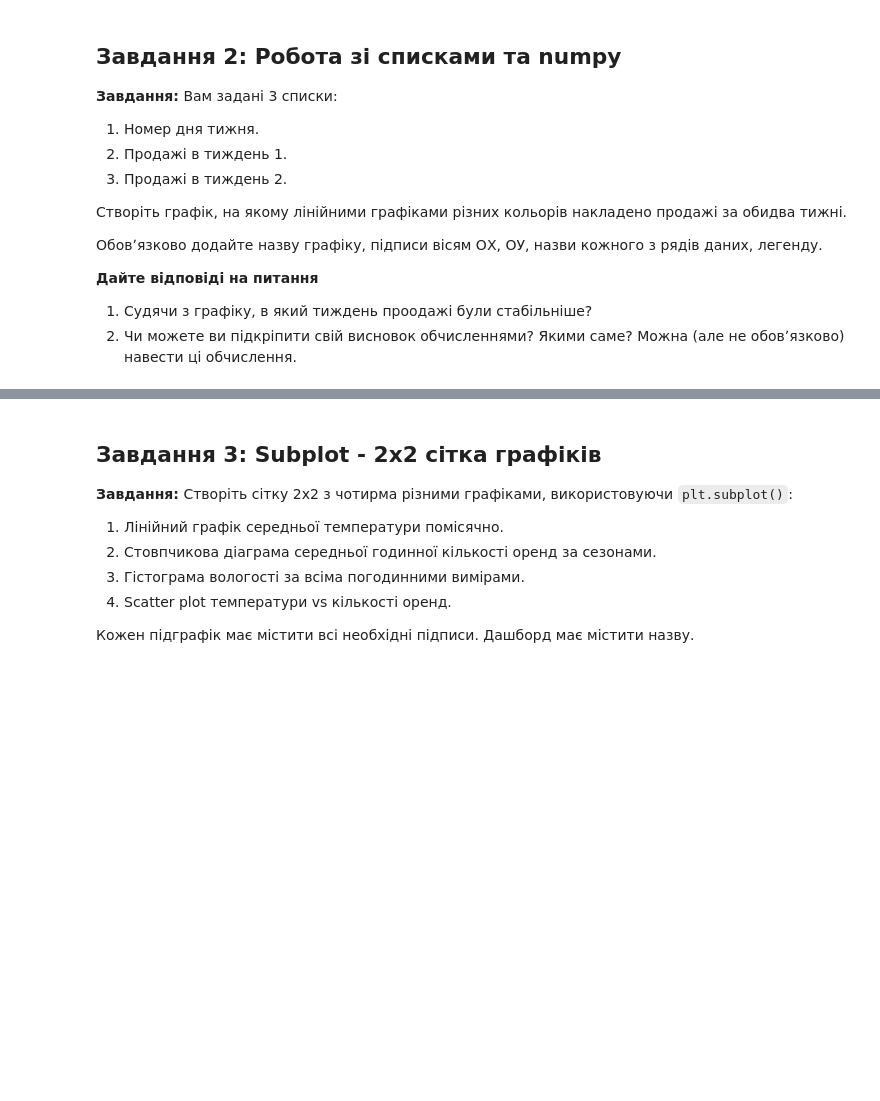
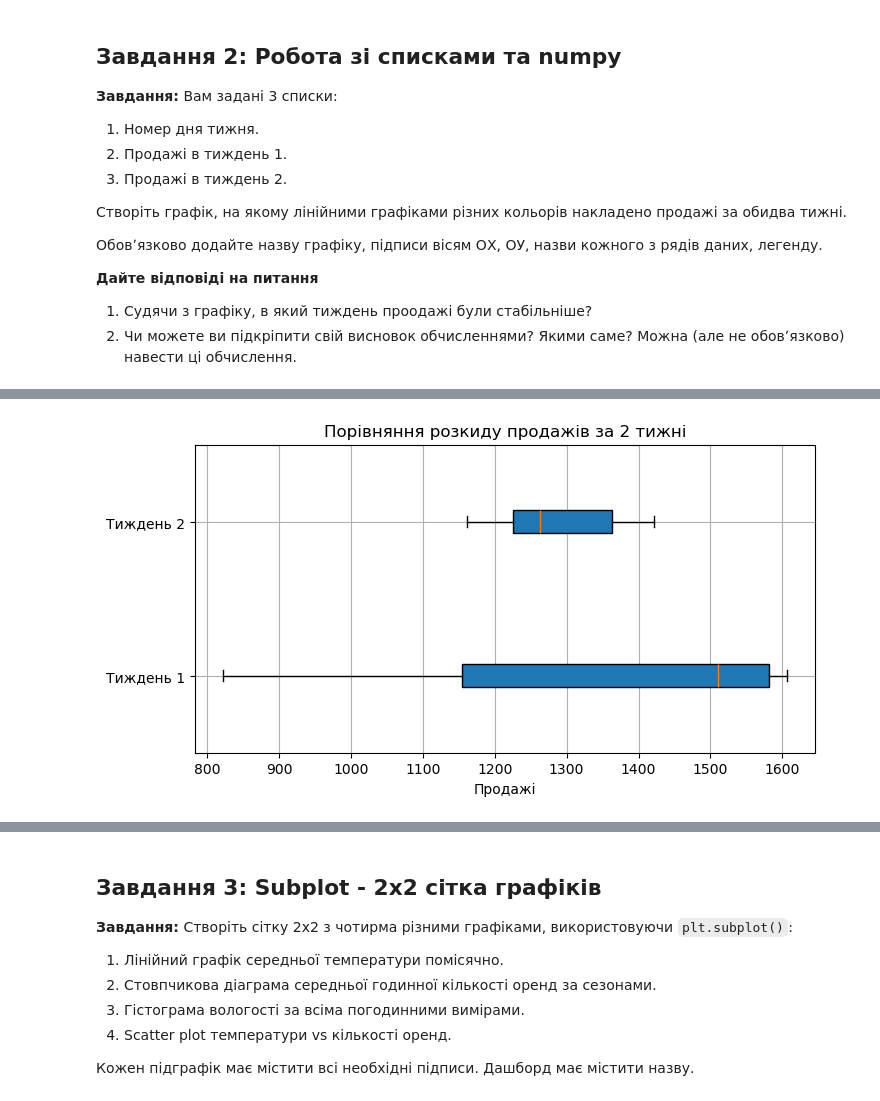
Before and after one commit to olesia-za/python_for_ds_tasks, a Jupyter notebook: hometasks/OZ_Done_10_HW2_Data_visualization_with_Matplotlib.ipynb, the cells around one changed output, grey strips where cells are left out. Cells and saved outputs as stored; diff of their text form; code cells hidden in the pictures; blank space fills up the shorter version.

```diff
--- a/hometasks/OZ_Done_10_HW2_Data_visualization_with_Matplotlib.ipynb
+++ b/hometasks/OZ_Done_10_HW2_Data_visualization_with_Matplotlib.ipynb
@@ -75,0 +111,10 @@ sales_week2 = [1321,1263,1162,1406,1421,1248,1204]  # Продажі за тиж
+# %%
+# 2 графік розкиду продажів за 2 тижні - це дозволяє побачити, що розкид продажів за 1 тиждень суттєво більший, ніж за 2 тиждень
+plt.figure(figsize=(8, 4))
+plt.boxplot([sales_week1, sales_week2], vert=False, patch_artist=True, tick_labels=['Тиждень 1', 'Тиждень 2'])
+plt.title('Порівняння розкиду продажів за 2 тижні')
+plt.xlabel('Продажі')
+plt.grid(True)
+plt.show();
+# %% [output]
+[figure, added]
```
Also changed, not shown: parts of 9 cells of this notebook.
